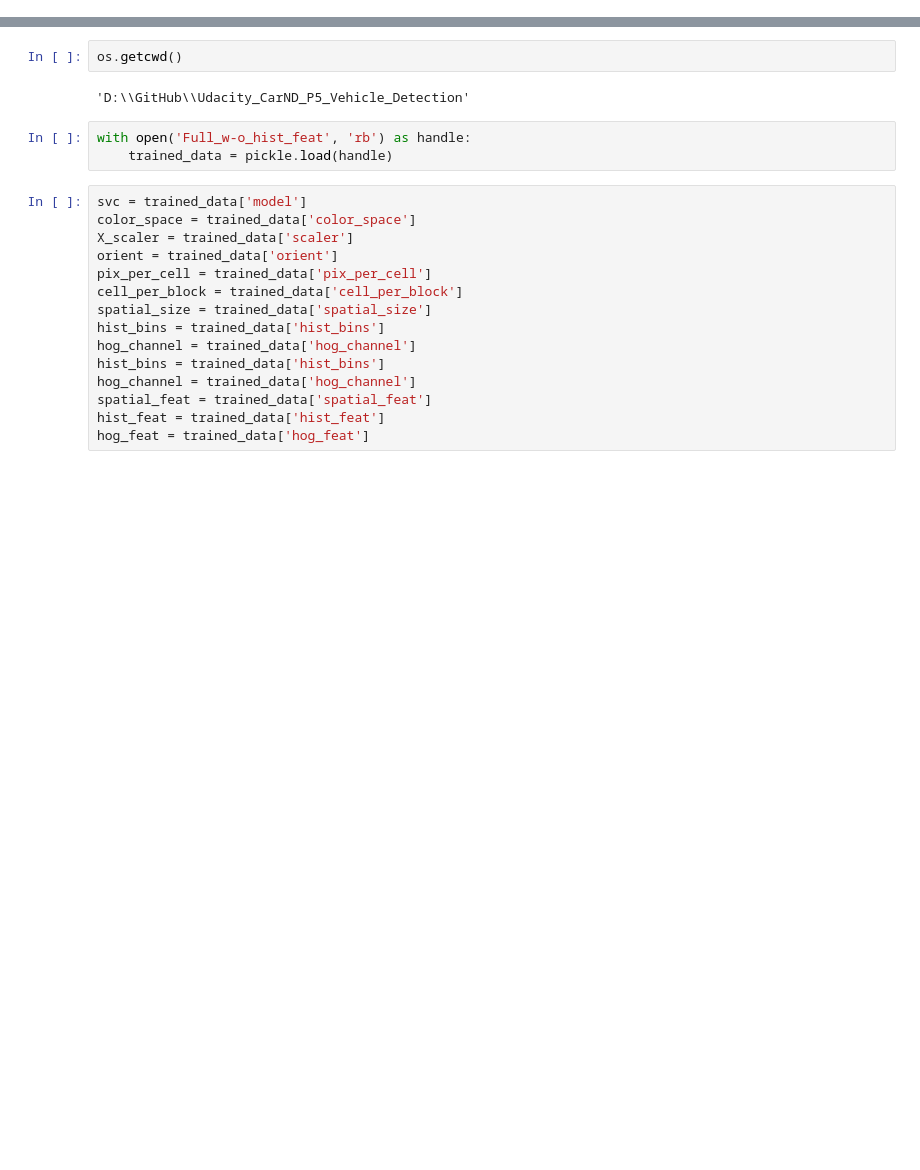
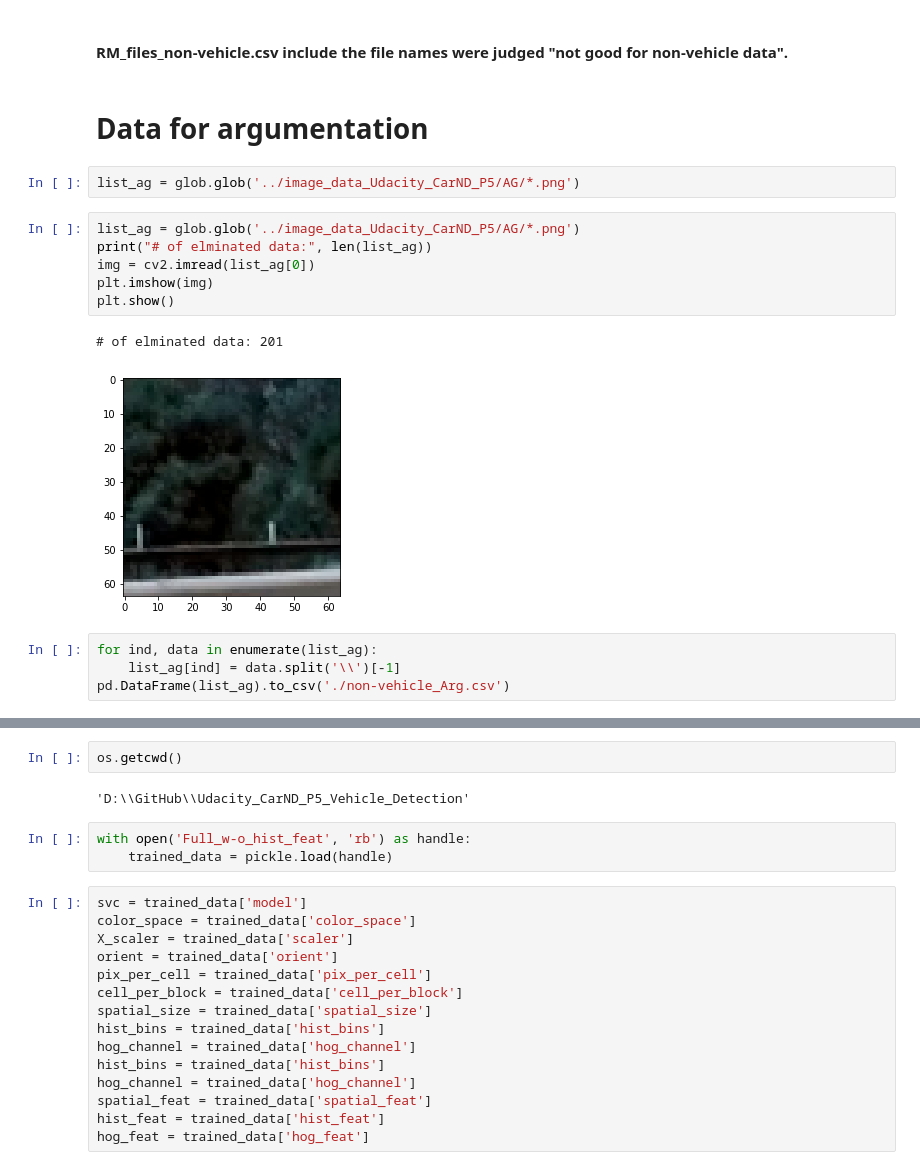
Before and after one commit to GinYoshida/Udacity_CarND_P5_Vehicle_Detection, a Jupyter notebook: Code_test.ipynb, the cells around one changed output, grey strips where cells are left out. Saved outputs shown, nothing was run; the diff lists cells and outputs as text; blank space fills up the shorter version.

```diff
--- a/Code_test.ipynb
+++ b/Code_test.ipynb
@@ -11,0 +47,19 @@ import os
+# %% [markdown]
+#### RM_files_non-vehicle.csv include the file names were judged "not good for non-vehicle data".
+# %% [markdown]
+# Data for argumentation
+# %%
+list_ag = glob.glob('../image_data_Udacity_CarND_P5/AG/*.png')
+# %%
+list_ag = glob.glob('../image_data_Udacity_CarND_P5/AG/*.png')
+print("# of elminated data:", len(list_ag))
+img = cv2.imread(list_ag[0])
+plt.imshow(img)
+plt.show()
+# %% [output]
+# of elminated data: 201
+[figure, added]
+# %%
+for ind, data in enumerate(list_ag):
+    list_ag[ind] = data.split('\\')[-1]
+pd.DataFrame(list_ag).to_csv('./non-vehicle_Arg.csv')
```
Also changed, not shown: parts of 31 cells of this notebook, 10 other files.
